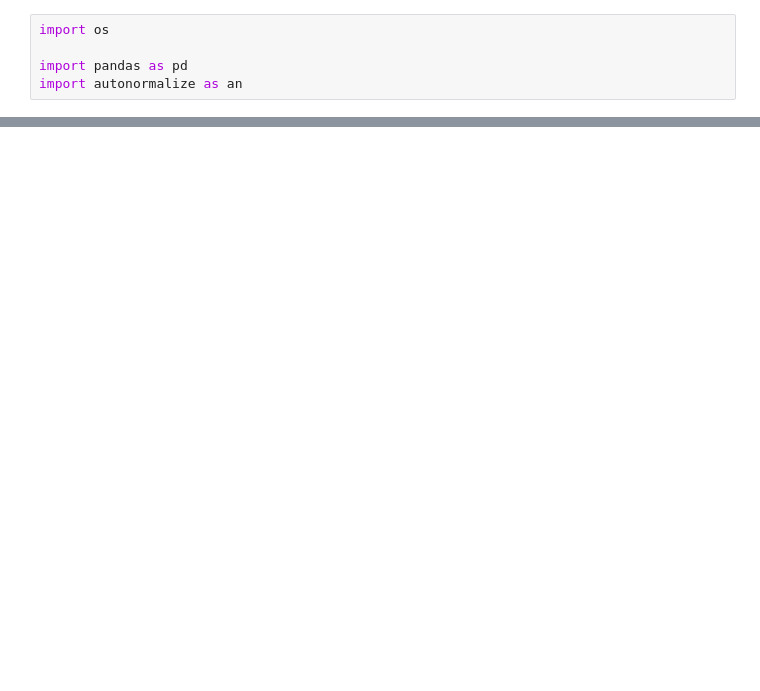
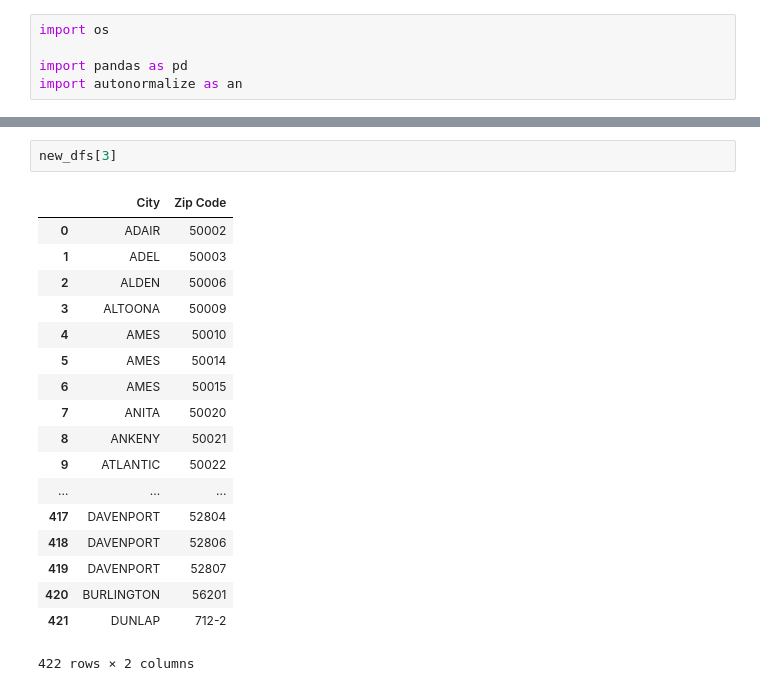
Before and after one commit to alteryx/autonormalize, a Jupyter notebook: DEMO LIQUOR.ipynb, the cells around one changed output, grey strips where cells are left out. Drawn from its saved outputs; the diff is of its cells as text; blank space fills up the shorter version.

```diff
--- a/DEMO LIQUOR.ipynb
+++ b/DEMO LIQUOR.ipynb
@@ -62,0 +171,21 @@ for grp in groupings:
+# %%
+new_dfs[3]
+# %% [output]
+|  | City | Zip Code |
+| 0 | ADAIR | 50002 |
+| 1 | ADEL | 50003 |
+| 2 | ALDEN | 50006 |
+| 3 | ALTOONA | 50009 |
+| 4 | AMES | 50010 |
+| 5 | AMES | 50014 |
+| 6 | AMES | 50015 |
+| 7 | ANITA | 50020 |
+| 8 | ANKENY | 50021 |
+| 9 | ATLANTIC | 50022 |
+| ... | ... | ... |
+| 417 | DAVENPORT | 52804 |
+| 418 | DAVENPORT | 52806 |
+| 419 | DAVENPORT | 52807 |
+| 420 | BURLINGTON | 56201 |
+| 421 | DUNLAP | 712-2 |
+422 rows × 2 columns
```
Also changed, not shown: parts of 14 cells of this notebook, 7 other files.
